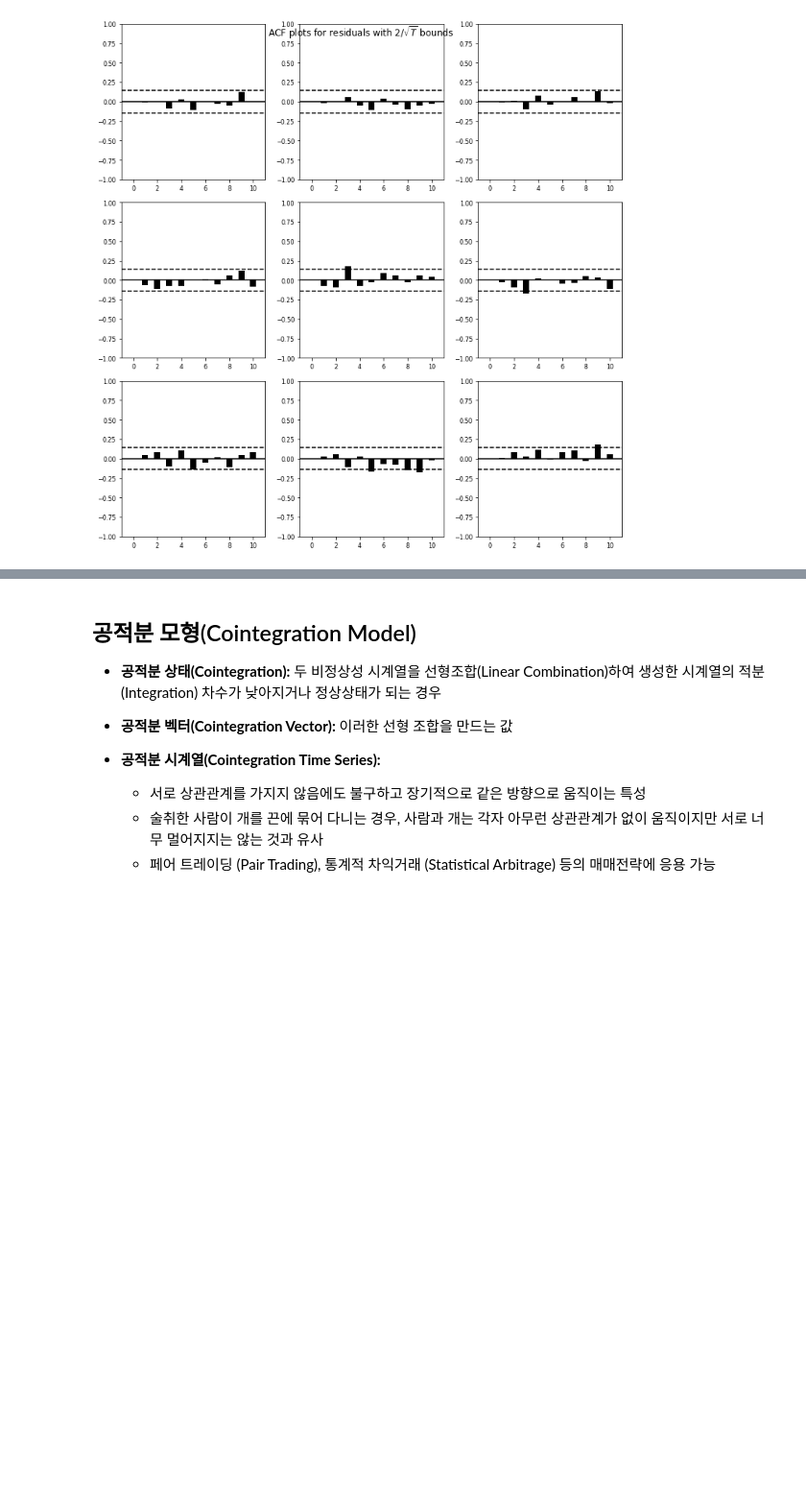
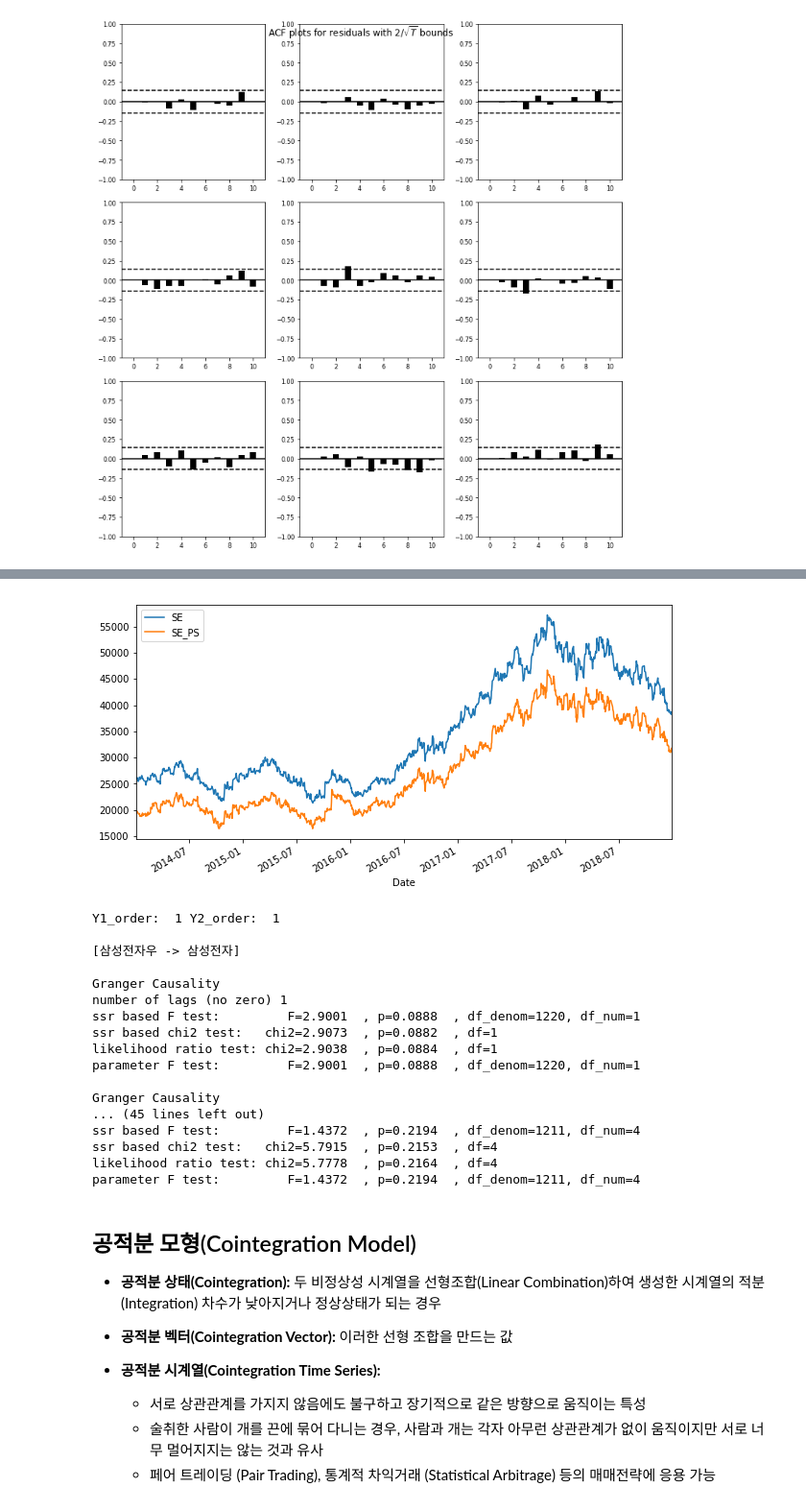
Before and after one commit to heycwkim/TimeSeriesAnalysis, a Jupyter notebook: Shared/Lecture4_Algorithms_TS_NonLinear_Multivariate_KK.ipynb, the cells around one changed output, grey strips where cells are left out. Shown at 96% size. Saved outputs shown, nothing was run; the diff lists cells and outputs as text; code cells hidden in the pictures; blank space fills up the shorter version.

```diff
--- a/Shared/Lecture4_Algorithms_TS_NonLinear_Multivariate_KK.ipynb
+++ b/Shared/Lecture4_Algorithms_TS_NonLinear_Multivariate_KK.ipynb
@@ -1486,3 +1658,61 @@ realinv     0.674775 -0.078787  1.000000
+# %%
+# 데이터 로딩
+import pandas_datareader.data as web
+import datetime
+
+start = datetime.datetime(2014, 1, 1)
+end = datetime.datetime(2018, 12, 31)
+raw1 = web.DataReader("005930.KS", 'yahoo', start, end)
+raw2 = web.DataReader("005935.KS", 'yahoo', start, end)
+# raw2 = web.DataReader("009150.KS", 'yahoo', start, end)
+
+# 데이터 시각화
+raw = pd.concat([raw1.Close, raw2.Close], axis=1).dropna()
+raw.columns = ["SE", "SE_PS"]
+raw.plot(figsize=(10,5))
+plt.show()
+
+# 비정상성 차수 추론
+target = raw.SE.copy()
+integ_result = pd.Series(sm.tsa.stattools.adfuller(target)[0:4],
+                         index=['Test Statistics', 'p-value', 'Used Lag', 'Used Observations'])
+Y1_integ_order = 0
+if integ_result[1] > 0.1:
+    Y1_integ_order = Y1_integ_order + 1
+target = raw.SE_PS.copy()
+integ_result = pd.Series(sm.tsa.stattools.adfuller(target)[0:4],
+                         index=['Test Statistics', 'p-value', 'Used Lag', 'Used Observations'])
+Y2_integ_order = 0
+if integ_result[1] > 0.1:
+    Y2_integ_order = Y2_integ_order + 1
+print('Y1_order: ', Y1_integ_order, 'Y2_order: ', Y2_integ_order)
+
+# Granger Causality 테스트
+print('\n[삼성전자우 -> 삼성전자]')
+granger_result1 = sm.tsa.stattools.grangercausalitytests(raw.diff(1).dropna().values, maxlag=4, verbose=True)
+print('\n[삼성전자 -> 삼성전자우]')
+granger_result2 = sm.tsa.stattools.grangercausalitytests(raw.diff(1).dropna().iloc[:,[1,0]].values, maxlag=4, verbose=True)
+
+# 의사결정
+# %% [output]
+[figure, added]
+Y1_order:  1 Y2_order:  1
+
+[삼성전자우 -> 삼성전자]
+
+Granger Causality
+number of lags (no zero) 1
+ssr based F test:         F=2.9001  , p=0.0888  , df_denom=1220, df_num=1
+ssr based chi2 test:   chi2=2.9073  , p=0.0882  , df=1
+likelihood ratio test: chi2=2.9038  , p=0.0884  , df=1
+parameter F test:         F=2.9001  , p=0.0888  , df_denom=1220, df_num=1
+
+Granger Causality
+... (45 lines left out)
+ssr based F test:         F=1.4372  , p=0.2194  , df_denom=1211, df_num=4
+ssr based chi2 test:   chi2=5.7915  , p=0.2153  , df=4
+likelihood ratio test: chi2=5.7778  , p=0.2164  , df=4
+parameter F test:         F=1.4372  , p=0.2194  , df_denom=1211, df_num=4
 # %% [markdown]
 ## 공적분 모형(Cointegration Model)
 
```
Also changed, not shown: parts of 8 cells of this notebook, 3 other files.
